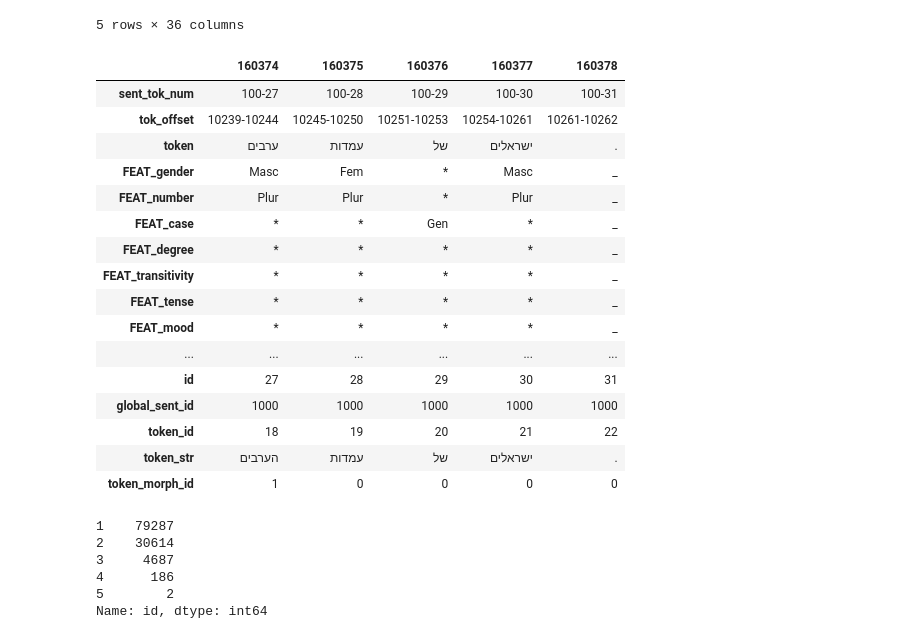
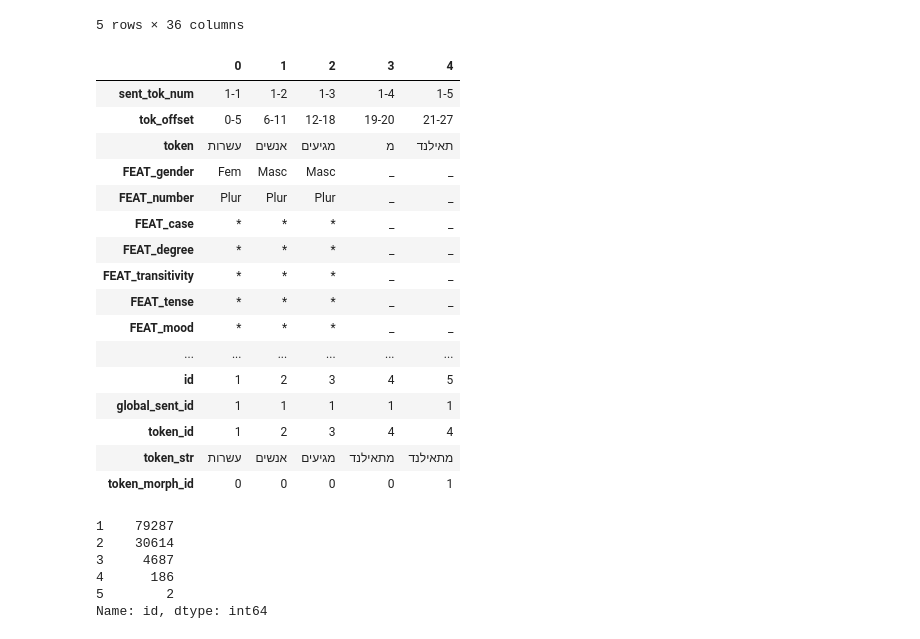
Before and after one commit to cjer/NER, a Jupyter notebook: 17_treebank_alignments.ipynb, the cells around one changed output. Saved outputs shown, nothing was run; the diff lists cells and outputs as text; code cells hidden in the pictures.

Commit message:
update alignment

```diff
--- a/17_treebank_alignments.ipynb
+++ b/17_treebank_alignments.ipynb
@@ -554 +471,4 @@ with open('all_sim_spmrl.pkl', 'wb') as f:
     pickle.dump(all_sim_spmrl, f)
+# %%
+with open('align/all_sim_spmrl.pkl', 'rb') as f:
+    all_sim_spmrl = pickle.load(f)
@@ -1269,23 +1274,23 @@ ner.head()
 | 4 | 1-5 | 21-27 | תאילנד | _ | _ | _ | _ | ... |
 5 rows × 36 columns
 # %%
-ner.tail().T
+ner.head().T
 # %% [output]
-|  | 160374 | 160375 | 160376 | 160377 | 160378 |
-| sent_tok_num | 100-27 | 100-28 | 100-29 | 100-30 | 100-31 |
-| tok_offset | 10239-10244 | 10245-10250 | 10251-10253 | 10254-10261 | 10261-10262 |
-| token | ערבים | עמדות | של | ישראלים | . |
-| FEAT_gender | Masc | Fem | * | Masc | _ |
-| FEAT_number | Plur | Plur | * | Plur | _ |
-| FEAT_case | * | * | Gen | * | _ |
-| FEAT_degree | * | * | * | * | _ |
-| FEAT_transitivity | * | * | * | * | _ |
-| FEAT_tense | * | * | * | * | _ |
-| FEAT_mood | * | * | * | * | _ |
+|  | 0 | 1 | 2 | 3 | 4 |
+| sent_tok_num | 1-1 | 1-2 | 1-3 | 1-4 | 1-5 |
+| tok_offset | 0-5 | 6-11 | 12-18 | 19-20 | 21-27 |
+| token | עשרות | אנשים | מגיעים | מ | תאילנד |
+| FEAT_gender | Fem | Masc | Masc | _ | _ |
+| FEAT_number | Plur | Plur | Plur | _ | _ |
+| FEAT_case | * | * | * | _ | _ |
+| FEAT_degree | * | * | * | _ | _ |
+| FEAT_transitivity | * | * | * | _ | _ |
+| FEAT_tense | * | * | * | _ | _ |
+| FEAT_mood | * | * | * | _ | _ |
 | ... | ... | ... | ... | ... | ... |
-| id | 27 | 28 | 29 | 30 | 31 |
-| global_sent_id | 1000 | 1000 | 1000 | 1000 | 1000 |
-| token_id | 18 | 19 | 20 | 21 | 22 |
-| token_str | הערבים | עמדות | של | ישראלים | . |
-| token_morph_id | 1 | 0 | 0 | 0 | 0 |
+| id | 1 | 2 | 3 | 4 | 5 |
+| global_sent_id | 1 | 1 | 1 | 1 | 1 |
+| token_id | 1 | 2 | 3 | 4 | 4 |
+| token_str | עשרות | אנשים | מגיעים | מתאילנד | מתאילנד |
+| token_morph_id | 0 | 0 | 0 | 0 | 1 |
 # %%
```
Also changed, not shown: parts of 43 cells of this notebook, 3 other files.
